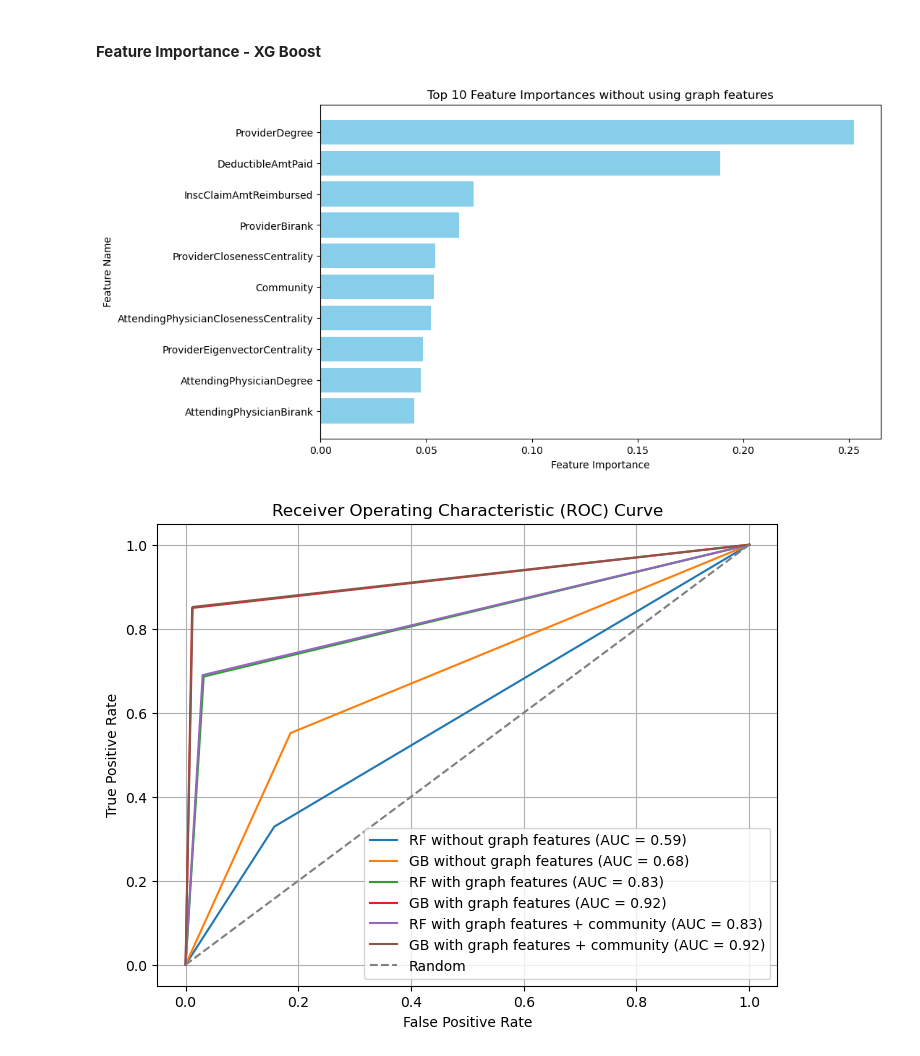
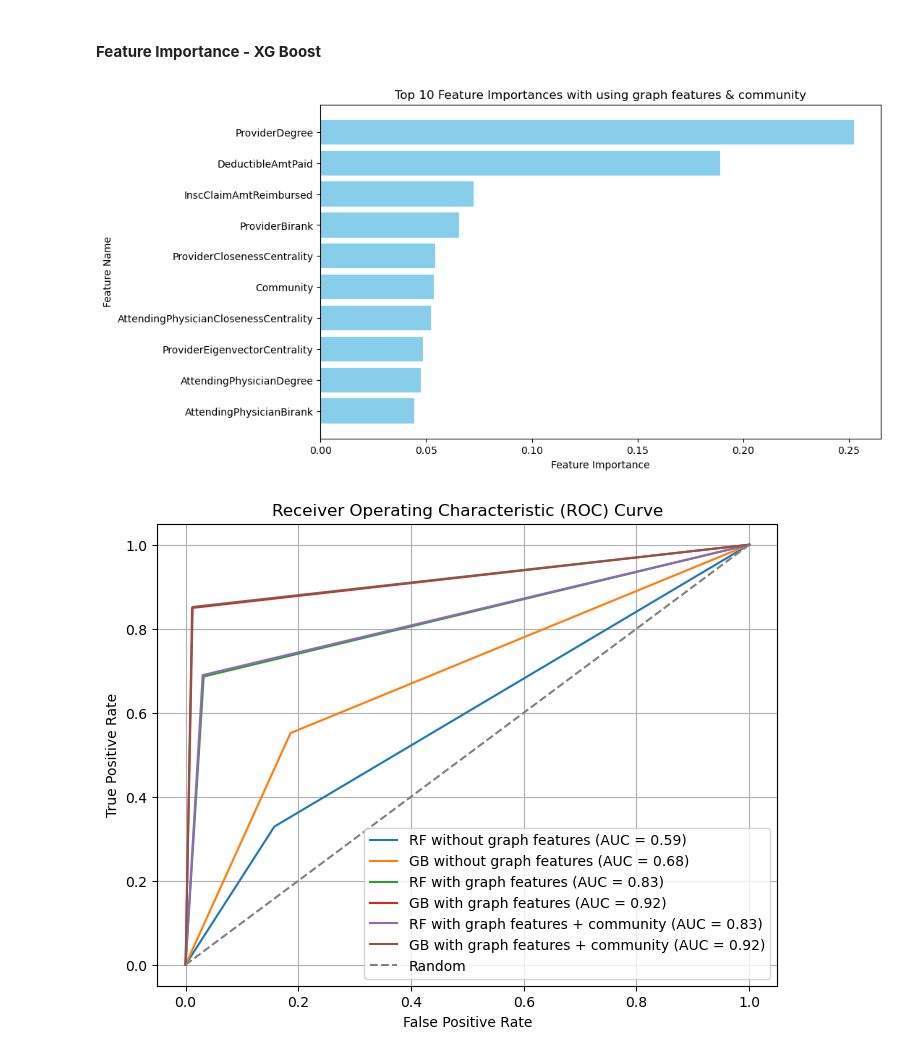
Before and after one commit to meghavi1610/Healthcare_Provider_Fraud, a Jupyter notebook: Project_1.ipynb, the cells around one changed output. Cells and saved outputs as stored; diff of their text form; code cells hidden in the pictures.

```diff
--- a/Project_1.ipynb
+++ b/Project_1.ipynb
@@ -740,18 +740,18 @@ Accuracy for best XG Boost on test set is 93.26%
 # %%
 xgb_importances = best_model.feature_importances_
 xgb_indices = np.argsort(xgb_importances)[-10:]  # Get indices of top 5 feature importances in descending order
 xgb_indices = xgb_indices[::-1]  # Reverse the order to display from top to bottom
 top_features = X_train.columns[xgb_indices]  # Get names of top 5 features
 
 plt.figure(figsize=(10, 6))
 plt.barh(top_features, xgb_importances[xgb_indices], color='skyblue')
 plt.xlabel('Feature Importance')
 plt.ylabel('Feature Name')
-plt.title('Top 10 Feature Importances without using graph features')
+plt.title('Top 10 Feature Importances with using graph features & community')
 plt.gca().invert_yaxis()
 plt.show()
 # %% [output]
-[figure, old version]
+[figure, new version]
 # %%
 fpr_model6, tpr_model6, _ = roc_curve(y_test, y_pred)
 auc_model6 = roc_auc_score(y_test, y_pred)
```
Also changed, not shown: parts of 1 cell of this notebook.
